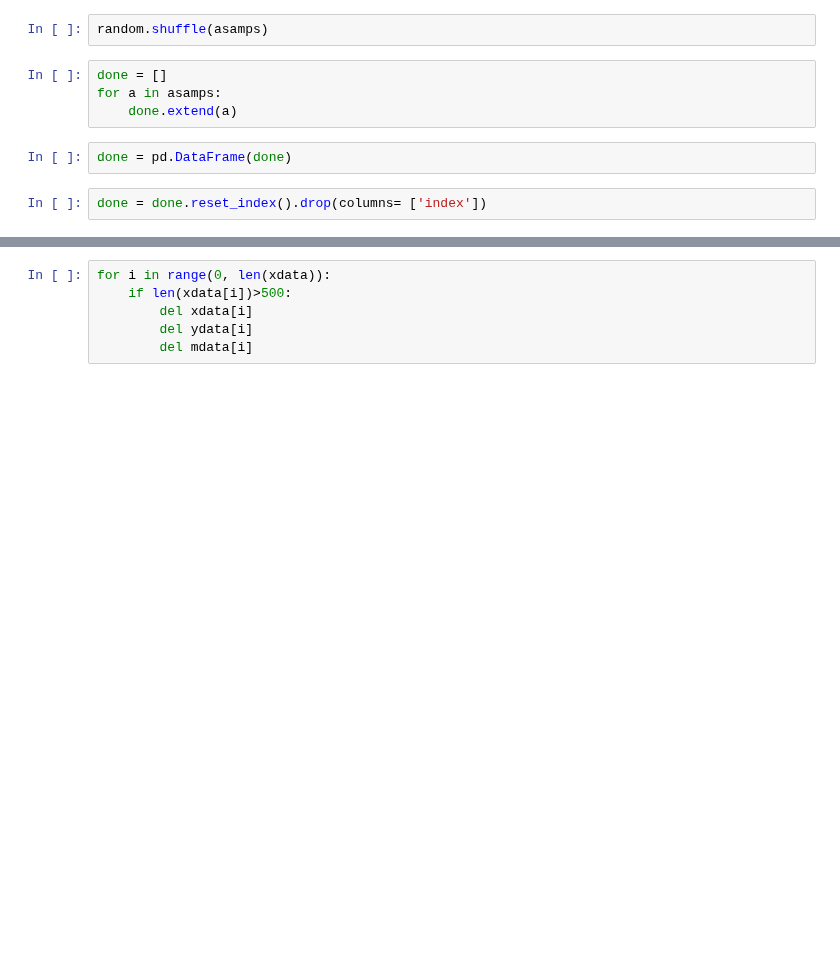
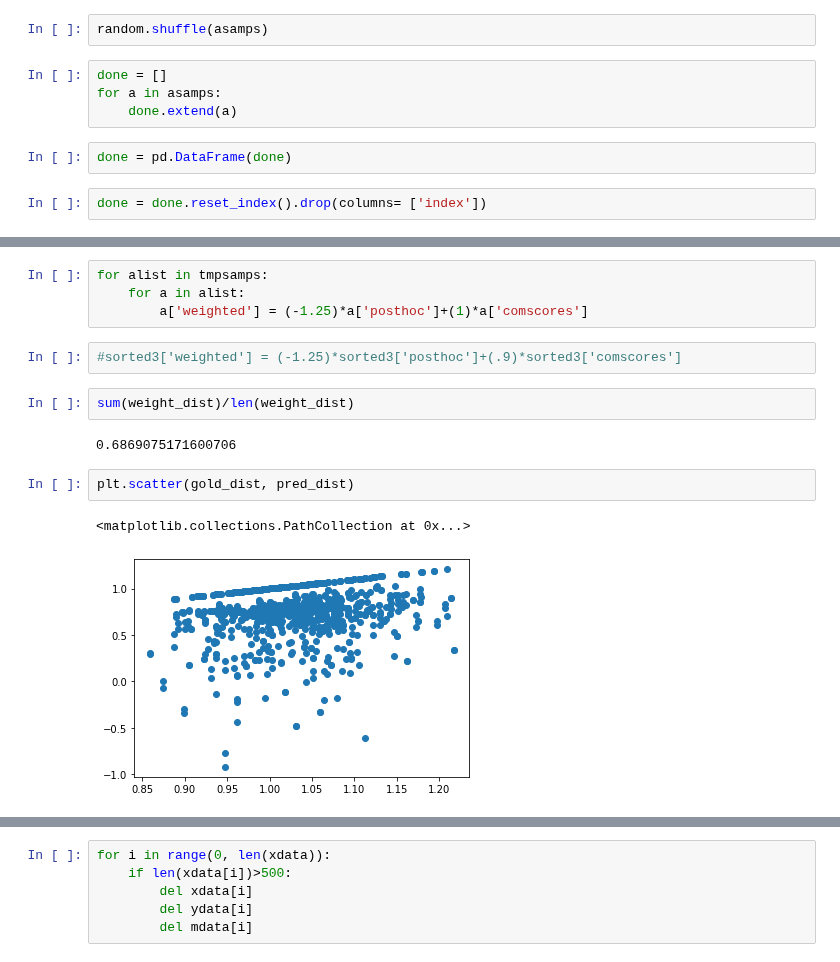
Before and after one commit to PrasannS/eel-reranking, a Jupyter notebook: distill_comet.ipynb, the cells around one changed output, grey strips where cells are left out. Cells and saved outputs as stored; diff of their text form; blank space fills up the shorter version.

```diff
--- a/distill_comet.ipynb
+++ b/distill_comet.ipynb
@@ -387,0 +589,15 @@ xdata, ydata, mdata = get_inputs(done)
+# %%
+for alist in tmpsamps:
+    for a in alist:
+        a['weighted'] = (-1.25)*a['posthoc']+(1)*a['comscores']
+# %%
+#sorted3['weighted'] = (-1.25)*sorted3['posthoc']+(.9)*sorted3['comscores']
+# %%
+sum(weight_dist)/len(weight_dist)
+# %% [output]
+0.6869075171600706
+# %%
+plt.scatter(gold_dist, pred_dist)
+# %% [output]
+<matplotlib.collections.PathCollection at 0x...>
+[figure, added]
```
Also changed, not shown: parts of 63 cells of this notebook, 20 other files.
